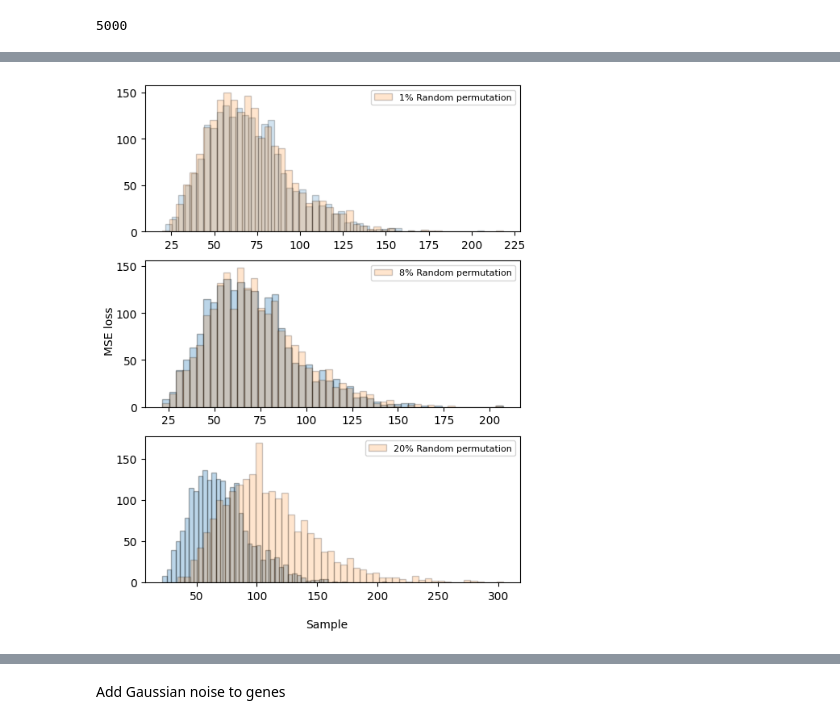
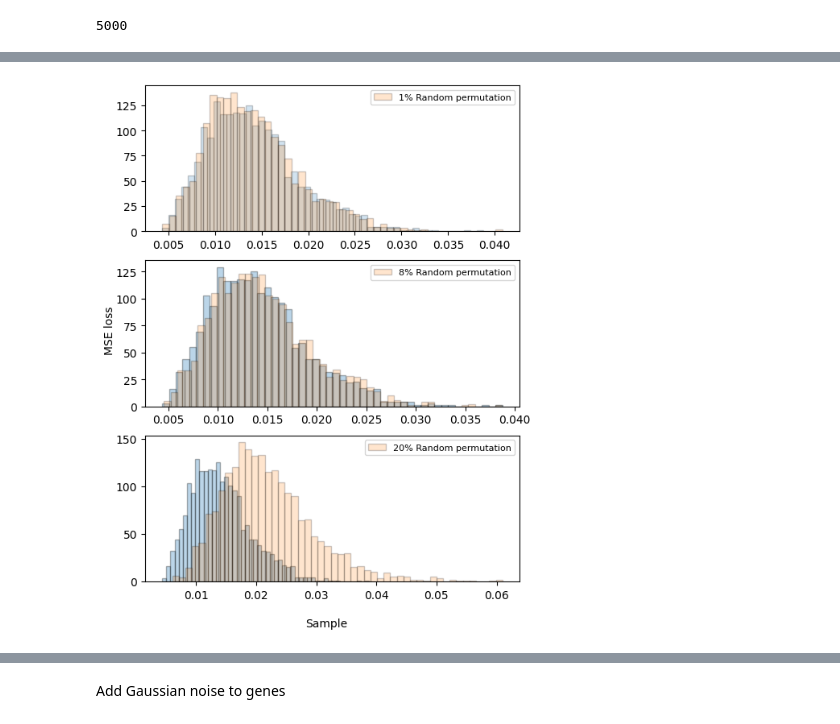
Before and after one commit to aschoudry/VAE_prject, a Jupyter notebook: notebooks/Reconstruction_losses.ipynb, the cells around one changed output, grey strips where cells are left out. Drawn from its saved outputs; the diff is of its cells as text; code cells hidden in the pictures.

```diff
--- a/notebooks/Reconstruction_losses.ipynb
+++ b/notebooks/Reconstruction_losses.ipynb
@@ -36,9 +42,9 @@ model.load_state_dict(torch.load('vae_weights.pth'))
 # %% [markdown]
 Load data
 # %%
-tcga_tybalt_file_location = 'data/rnaseq_df_test.csv'
+tcga_tybalt_file_location = "../../VAE_prject_data/raw/rnaseq_df_test.csv"
 rnaseq_df = pd.read_csv(tcga_tybalt_file_location)
-rnaseq_df.drop(columns=rnaseq_df.columns[0], axis=1,  inplace=True)
+rnaseq_df.drop(columns=rnaseq_df.columns[0], axis=1, inplace=True)
 rnaseq_df = rnaseq_df.dropna()
 # %%
 rnaseq_df.head()
@@ -115,7 +133,9 @@ def shuffle_random_subset_rows(df, subset_size):
     num_cols = len(df.columns)
     for i in range(len(df_shuffled)):
         subset_cols = np.random.choice(num_cols, subset_size, replace=False)
-        df_shuffled.iloc[i, subset_cols] = np.random.permutation(df_shuffled.iloc[i, subset_cols])
+        df_shuffled.iloc[i, subset_cols] = np.random.permutation(
+            df_shuffled.iloc[i, subset_cols]
+        )
     return df_shuffled
 # %%
 rnaseq_df.shape[1]
@@ -166,19 +222,19 @@ input_rnaseq_reconstruct_df_20_rs = pd.DataFrame(input_rnaseq_reconstruct_tensor
 # %%
-#compute losses
+# compute losses
 def compute_losses(rnaseq_df, input_rnaseq_reconstruct):
     BCE_loss = []
     MSE_loss = []
     KLD_loss = []
     for i in range(len(rnaseq_df)):
         x = torch.Tensor(rnaseq_df.iloc[i].values)
-        y= torch.Tensor(input_rnaseq_reconstruct.iloc[i].values)
-        bce_loss = F.binary_cross_entropy(x, y, reduction='sum')
-        mse_loss = F.mse_loss(x,y, reduction='sum')
+        y = torch.Tensor(input_rnaseq_reconstruct.iloc[i].values)
+        bce_loss = F.binary_cross_entropy(x, y)
+        mse_loss = F.mse_loss(x, y)
 
-        #prior = MultivariateNormal(loc = torch.zeros(model.forward(x)[1].mean.shape[1])
+        # prior = MultivariateNormal(loc = torch.zeros(model.forward(x)[1].mean.shape[1])
         #                           ,scale_tril=torch.eye(vae.forward(x)[1].mean.shape[1]))
 
-        #kld_loss = torch.sum(kl_divergence(x, prior).item())
+        # kld_loss = torch.sum(kl_divergence(x, prior).item())
         BCE_loss.append(bce_loss.numpy().item())
         MSE_loss.append(mse_loss.numpy().item())
 
@@ -336,36 +497,67 @@ plt.show()
 # %%
 import matplotlib.pyplot as plt
 import numpy as np
-
-
 
 # Create a figure with multiple subplots
 fig, (ax1, ax2, ax3) = plt.subplots(3, 1, figsize=(6, 8))
 
 # Plot the data on each subplot
 
-ax1.hist(compute_losses(rnaseq_df, input_rnaseq_reconstruct)[1], bins=50, edgecolor='black', alpha=0.2)
-ax1.hist(compute_losses(rnaseq_df, input_rnaseq_reconstruct_df_1_rs)[1], bins=50, edgecolor='black', alpha=0.2, label="1% Random permutation")
+ax1.hist(
+    compute_losses(rnaseq_df, input_rnaseq_reconstruct)[1],
+    bins=50,
+    edgecolor="black",
+    alpha=0.2,
+)
+ax1.hist(
+    compute_losses(rnaseq_df, input_rnaseq_reconstruct_df_1_rs)[1],
+    bins=50,
+    edgecolor="black",
+    alpha=0.2,
+    label="1% Random permutation",
+)
 ax1.legend(fontsize=8)
 
-ax2.hist(compute_losses(rnaseq_df, input_rnaseq_reconstruct)[1], bins=50, edgecolor='black', alpha=0.3)
-ax2.hist(compute_losses(rnaseq_df, input_rnaseq_reconstruct_df_8_rs)[1], bins=50, edgecolor='black', alpha=0.2, label="8% Random permutation")
+ax2.hist(
+    compute_losses(rnaseq_df, input_rnaseq_reconstruct)[1],
+    bins=50,
+    edgecolor="black",
+    alpha=0.3,
+)
+ax2.hist(
+    compute_losses(rnaseq_df, input_rnaseq_reconstruct_df_8_rs)[1],
+    bins=50,
+    edgecolor="black",
+    alpha=0.2,
+    label="8% Random permutation",
+)
 ax2.legend(fontsize=8)
 
-ax3.hist(compute_losses(rnaseq_df, input_rnaseq_reconstruct)[1], bins=50, edgecolor='black', alpha=0.3)
-ax3.hist(compute_losses(rnaseq_df, input_rnaseq_reconstruct_df_20_rs)[1], bins=50, edgecolor='black', alpha=0.2, label="20% Random permutation")
+ax3.hist(
+    compute_losses(rnaseq_df, input_rnaseq_reconstruct)[1],
+    bins=50,
+    edgecolor="black",
+    alpha=0.3,
+)
+ax3.hist(
+    compute_losses(rnaseq_df, input_rnaseq_reconstruct_df_20_rs)[1],
+    bins=50,
+    edgecolor="black",
+    alpha=0.2,
+    label="20% Random permutation",
+)
 ax3.legend(fontsize=8)
 
 
 # Add a shared x-axis label
-fig.text(0.5, 0.04, 'Sample', ha='center')
+fig.text(0.5, 0.04, "Sample", ha="center")
 # Add a shared y-axis label
-fig.text(0.04, 0.5, 'MSE loss', va='center', rotation='vertical')
+fig.text(0.04, 0.5, "MSE loss", va="center", rotation="vertical")
 
 # Show the figure
 plt.show()
 # %% [output]
-[figure, old version]
+[figure, new version]
 # %%
 import matplotlib.pyplot as plt
 import numpy as np
```
Also changed, not shown: parts of 47 cells of this notebook.
